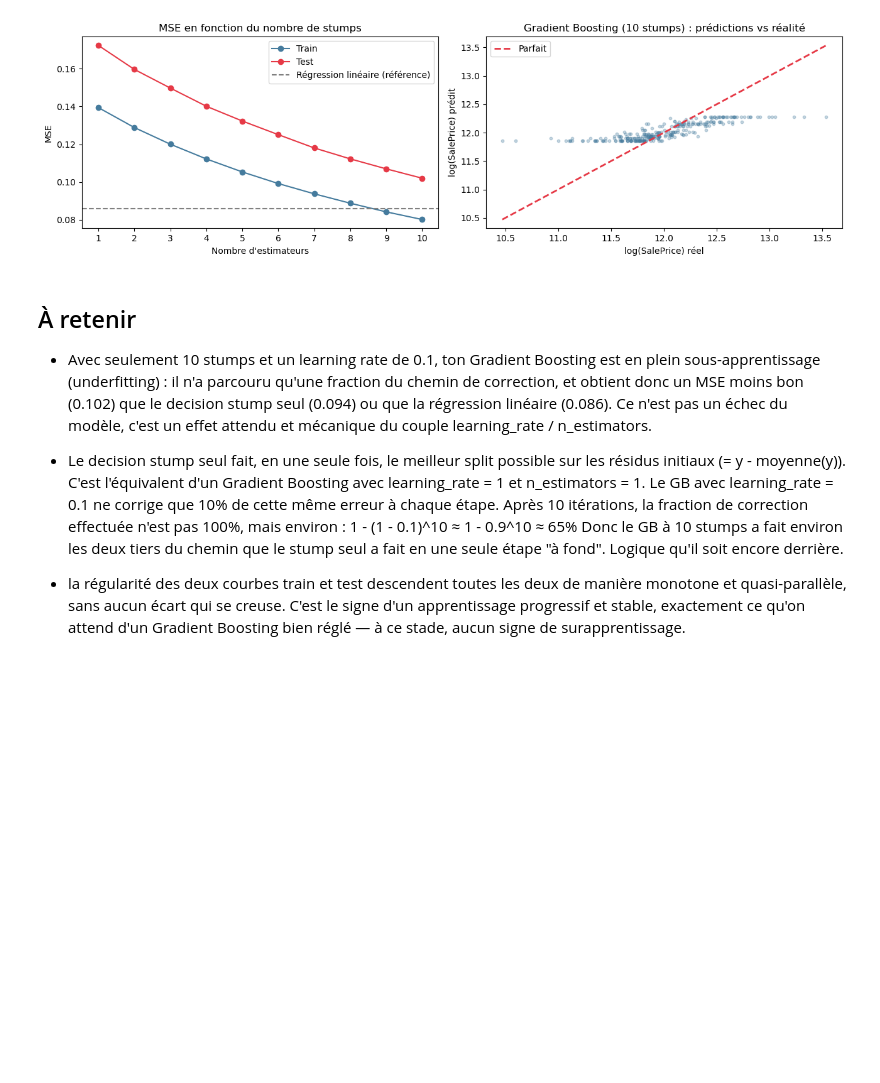
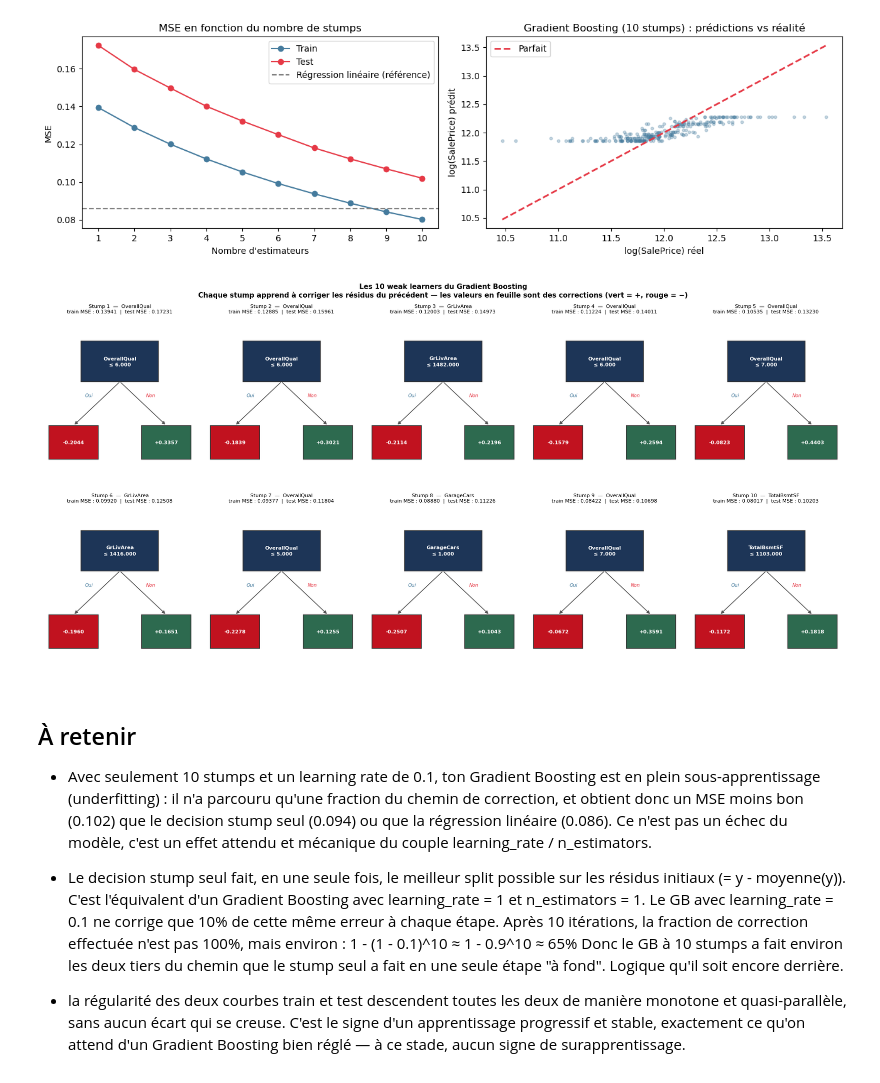
Before and after one commit to Thomasvirzi/memoire_gradient-boosting, a Jupyter notebook: notebook_mémoire.ipynb, the cells around one changed output. Drawn from its saved outputs; the diff is of its cells as text; code cells hidden in the pictures; blank space fills up the shorter version.

```diff
--- a/notebook_mémoire.ipynb
+++ b/notebook_mémoire.ipynb
@@ -477,6 +535,80 @@ plt.show()
   Stump  9  |  train MSE : 0.084222  |  test MSE : 0.106977
   Stump 10  |  train MSE : 0.080174  |  test MSE : 0.102026
 [figure]
+# %%
+# ── Visualisation des weak learners du Gradient Boosting ────────────────────
+n_stumps = len(gb_scratch.stumps)
+n_cols   = 5
+n_rows   = (n_stumps + n_cols - 1) // n_cols
+
+fig, axes = plt.subplots(n_rows, n_cols, figsize=(18, 4.5 * n_rows))
+axes = axes.flatten()
+
+def draw_mini_tree(ax, stump, idx, mse_train, mse_test):
+    ax.set_xlim(0, 1)
+    ax.set_ylim(0, 1)
+    ax.axis("off")
+
+    fname = feature_cols[stump.feature_idx]
+    fname_short = fname[:16] + "…" if len(fname) > 16 else fname
+    lv, rv = stump.left_value, stump.right_value
+
+    def box(cx, cy, lines, fc, w=0.44, h=0.24):
+        ax.add_patch(plt.Rectangle(
+            (cx - w / 2, cy - h / 2), w, h,
+            linewidth=1.2, edgecolor="#333", facecolor=fc, zorder=2
+        ))
+        ax.text(cx, cy, "\n".join(lines), ha="center", va="center",
+                fontsize=8, color="white", fontweight="bold",
+                zorder=3, linespacing=1.5)
+
+    def edge(x1, y1, x2, y2):
+        ax.annotate("", xy=(x2, y2), xytext=(x1, y1),
+                    arrowprops=dict(arrowstyle="-|>", color="#555", lw=1.2), zorder=1)
+
+    hh = 0.12
+    # Nœud racine
+    box(0.50, 0.74, [fname_short, f"≤ {stump.threshold:.3f}"],
+        fc="#1d3557", w=0.50, h=0.24)
+
+       # Feuilles : vert si correction positive, rouge si négative
+    lc = "#2d6a4f" if lv >= 0 else "#c1121f"
+    rc = "#2d6a4f" if rv >= 0 else "#c1121f"
+    box(0.20, 0.26, [f"{lv:+.4f}"], fc=lc, w=0.32, h=0.20)
+    box(0.80, 0.26, [f"{rv:+.4f}"], fc=rc, w=0.32, h=0.20)
+
+    edge(0.50, 0.74 - hh, 0.20, 0.26 + 0.10)
+    edge(0.50, 0.74 - hh, 0.80, 0.26 + 0.10)
+
+    ax.text(0.30, 0.53, "Oui", ha="center", fontsize=7.5,
+            color="#457b9d", fontstyle="italic")
+    ax.text(0.70, 0.53, "Non", ha="center", fontsize=7.5,
+            color="#e63946", fontstyle="italic")
+
+    ax.set_title(
+        f"Stump {idx + 1}  —  {fname_short}\n"
+        f"train MSE : {mse_train:.5f}  |  test MSE : {mse_test:.5f}",
+        fontsize=8, pad=8
+    )
+
+for i, s in enumerate(gb_scratch.stumps):
+    draw_mini_tree(axes[i], s, i,
+                   gb_scratch.train_mse_history[i],
+                   gb_scratch.test_mse_history[i])
+
+for j in range(n_stumps, len(axes)):
+    axes[j].axis("off")
+
+fig.suptitle(
+    "Les 10 weak learners du Gradient Boosting\n"
+    "Chaque stump apprend à corriger les résidus du précédent — "
+    "les valeurs en feuille sont des corrections (vert = +, rouge = −)",
+    fontsize=11, fontweight="bold"
+)
+plt.tight_layout()
+plt.show()
+# %% [output]
+[figure, added]
 # %% [markdown]
 ## À retenir
 
```
Also changed, not shown: parts of 2 cells of this notebook, 5 other files.
